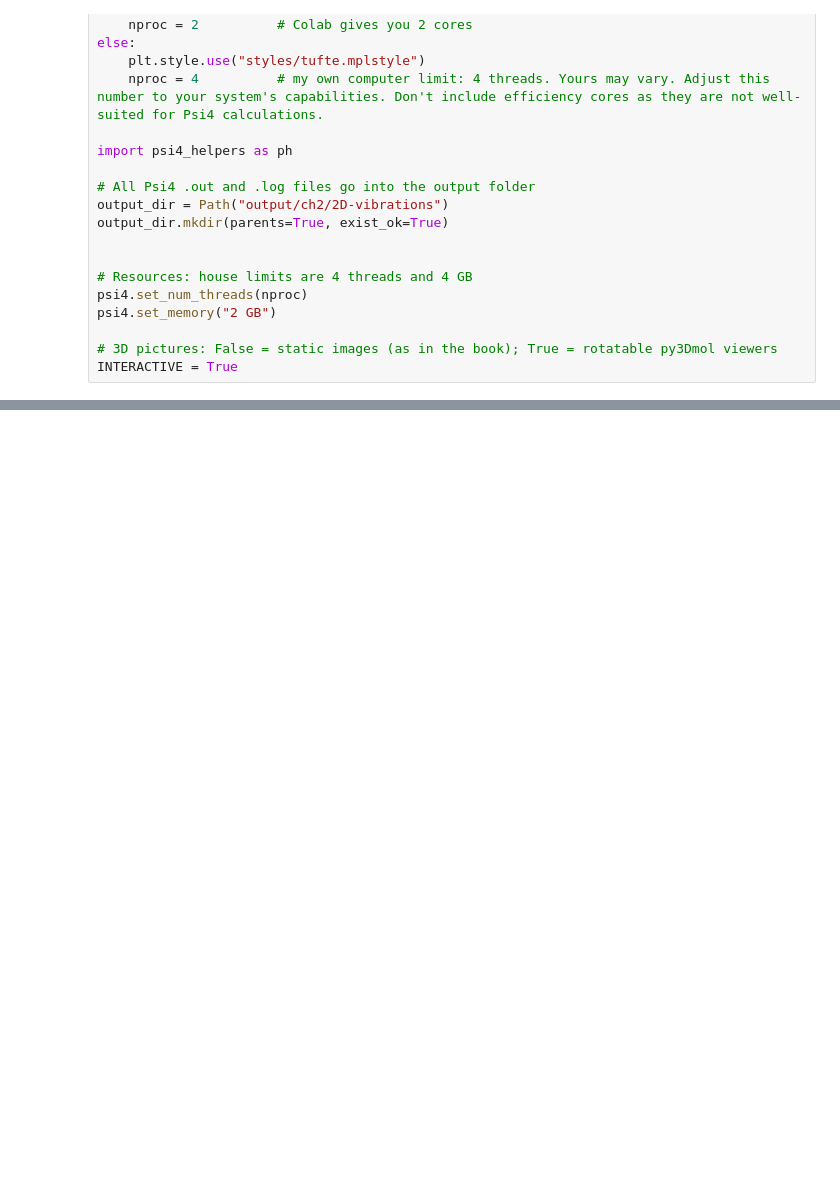
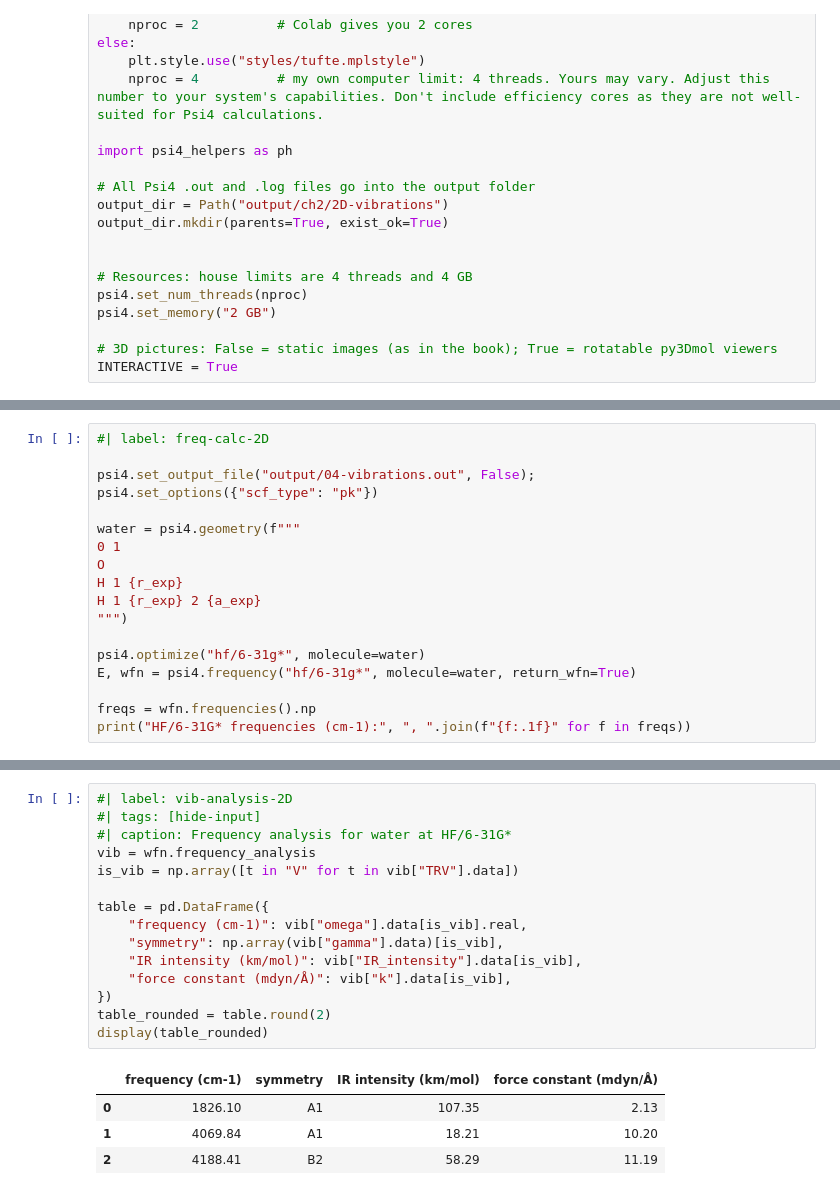
Before and after one commit to blinkletter/UsingPsi4v2, a Jupyter notebook: ch2D-vibrations.ipynb, the cells around one changed output, grey strips where cells are left out. Cells and saved outputs as stored; diff of their text form; blank space fills up the shorter version.

Commit message:
final vibrations

```diff
--- a/ch2D-vibrations.ipynb
+++ b/ch2D-vibrations.ipynb
@@ -89,0 +142,18 @@ The energy of a molecule depends on where its nuclei are. A **geometry optimizat
+# %%
+#| label: freq-calc-2D
+
+psi4.set_output_file("output/04-vibrations.out", False);
+psi4.set_options({"scf_type": "pk"})
+
+water = psi4.geometry(f"""
+0 1
+O
+H 1 {r_exp}
+H 1 {r_exp} 2 {a_exp}
+""")
+
+psi4.optimize("hf/6-31g*", molecule=water)
+E, wfn = psi4.frequency("hf/6-31g*", molecule=water, return_wfn=True)
+
+freqs = wfn.frequencies().np
+print("HF/6-31G* frequencies (cm-1):", ", ".join(f"{f:.1f}" for f in freqs))
@@ -89,0 +167,20 @@ The energy of a molecule depends on where its nuclei are. A **geometry optimizat
+# %%
+#| label: vib-analysis-2D
+#| tags: [hide-input]
+#| caption: Frequency analysis for water at HF/6-31G*
+vib = wfn.frequency_analysis
+is_vib = np.array([t in "V" for t in vib["TRV"].data])
+
+table = pd.DataFrame({
+    "frequency (cm-1)": vib["omega"].data[is_vib].real,
+    "symmetry": np.array(vib["gamma"].data)[is_vib],
+    "IR intensity (km/mol)": vib["IR_intensity"].data[is_vib],
+    "force constant (mdyn/Å)": vib["k"].data[is_vib],
+})
+table_rounded = table.round(2)
+display(table_rounded)
+# %% [output]
+|  | frequency (cm-1) | symmetry | IR intensity (km/mol) | force constant (mdyn/Å) |
+| 0 | 1826.10 | A1 | 107.35 | 2.13 |
+| 1 | 4069.84 | A1 | 18.21 | 10.20 |
+| 2 | 4188.41 | B2 | 58.29 | 11.19 |
```
Also changed, not shown: parts of 13 cells of this notebook, 3 other files.
